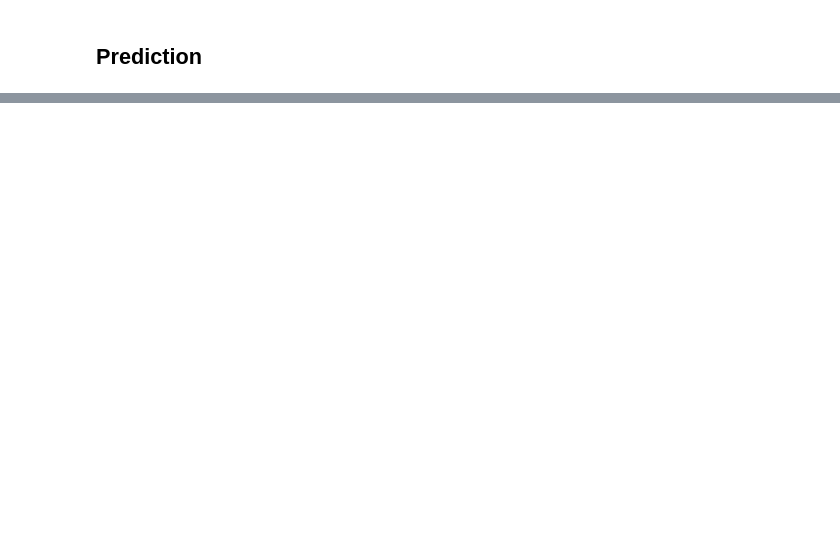
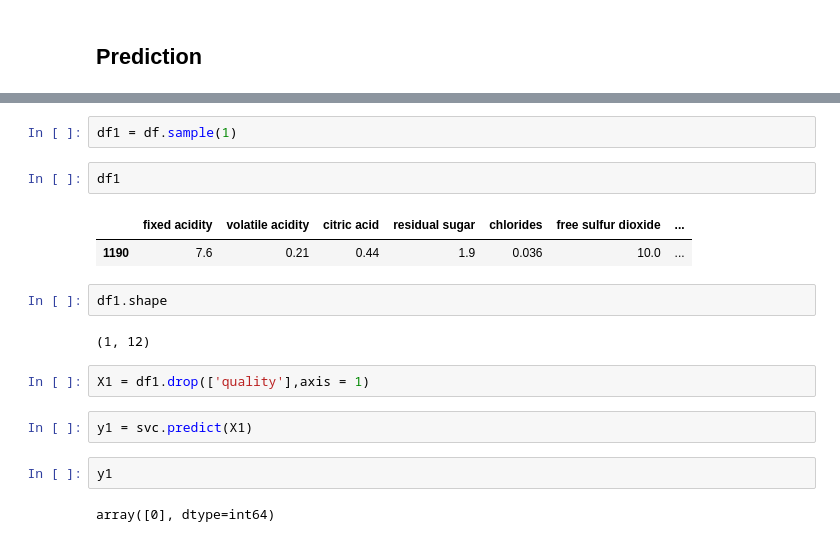
Before and after one commit to gpransshu/Wine-Quality-Prediction, a Jupyter notebook: Project.ipynb, the cells around one changed output, grey strips where cells are left out. Cells and saved outputs as stored; diff of their text form; blank space fills up the shorter version.

```diff
--- a/Project.ipynb
+++ b/Project.ipynb
@@ -143,0 +333,19 @@ df.groupby('quality').mean()
+# %%
+df1 = df.sample(1)
+# %%
+df1
+# %% [output]
+|  | fixed acidity | volatile acidity | citric acid | residual sugar | chlorides | free sulfur dioxide | ... |
+| 1190 | 7.6 | 0.21 | 0.44 | 1.9 | 0.036 | 10.0 | ... |
+# %%
+df1.shape
+# %% [output]
+(1, 12)
+# %%
+X1 = df1.drop(['quality'],axis = 1)
+# %%
+y1 = svc.predict(X1)
+# %%
+y1
+# %% [output]
+array([0], dtype=int64)
```
Also changed, not shown: parts of 50 cells of this notebook.
